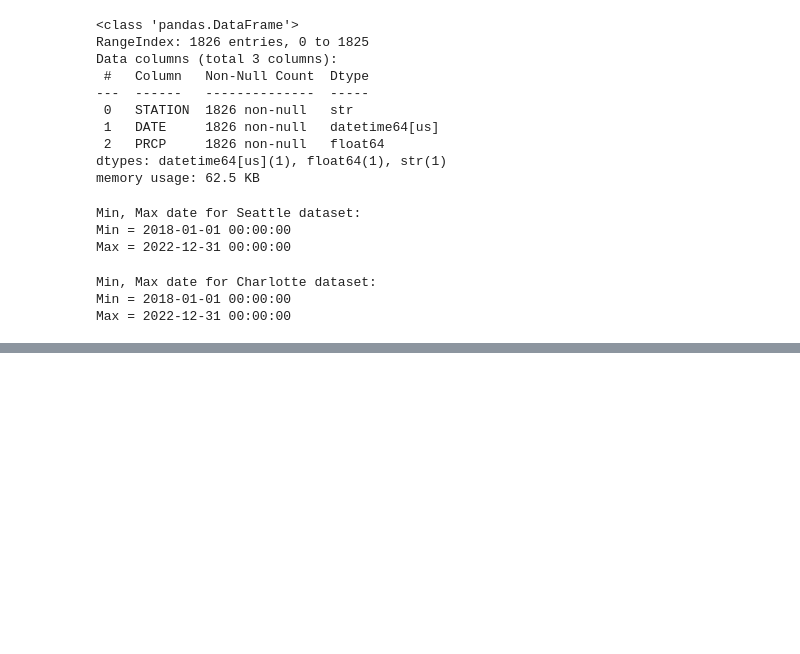
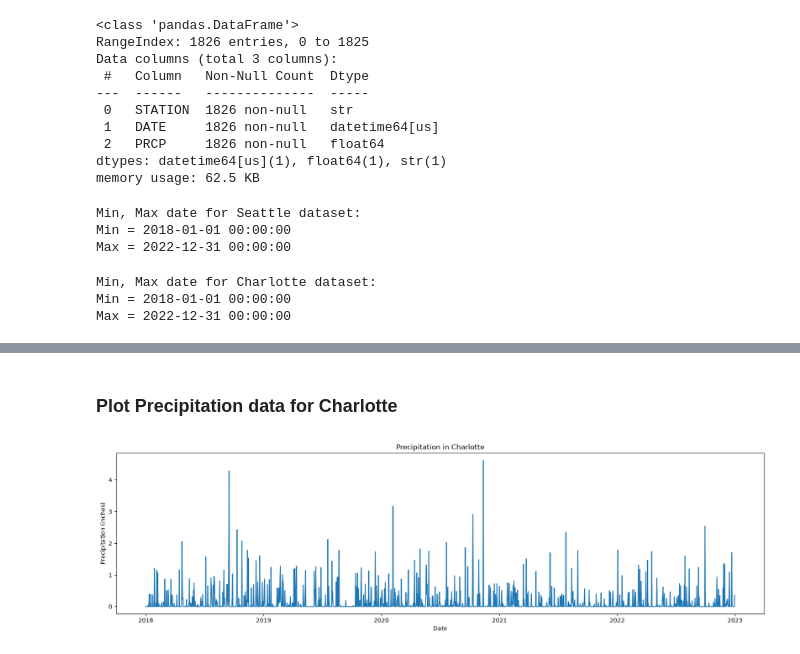
Before and after one commit to binay8/weather, a Jupyter notebook: code/Weather_Data.ipynb, the cells around one changed output, grey strips where cells are left out. Cells and saved outputs as stored; diff of their text form; code cells hidden in the pictures; blank space fills up the shorter version.

```diff
--- a/code/Weather_Data.ipynb
+++ b/code/Weather_Data.ipynb
@@ -185,0 +197,11 @@ Max = 2022-12-31 00:00:00
+# %% [markdown]
+### Plot Precipitation data for Charlotte
+# %%
+plt.figure(figsize=(20,5))
+plt.title("Precipitation in Charlotte")
+sns.lineplot(data = df_cha, x = "DATE", y = "PRCP")
+plt.xlabel("Date")
+plt.ylabel("Precipitation (inches)")
+plt.show()
+# %% [output]
+[figure, added]
```
Also changed, not shown: parts of 6 cells of this notebook.
